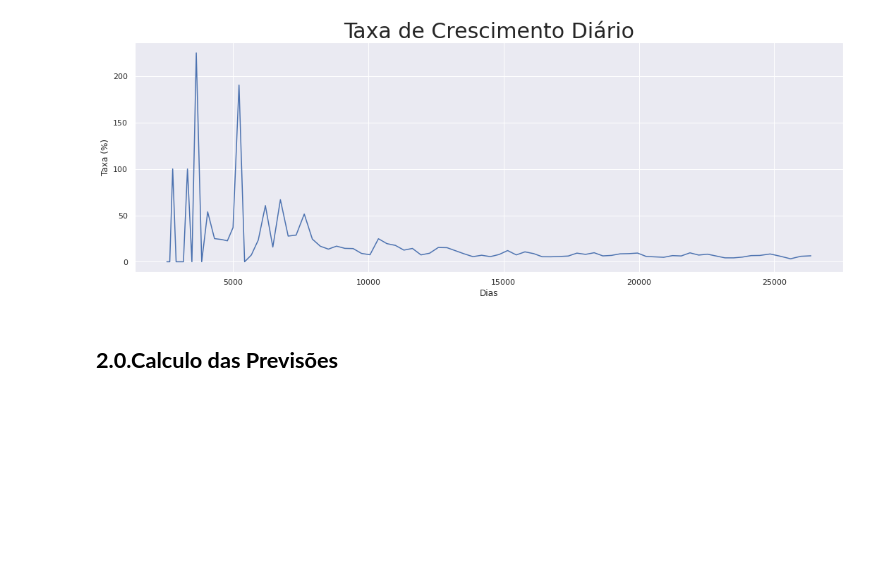
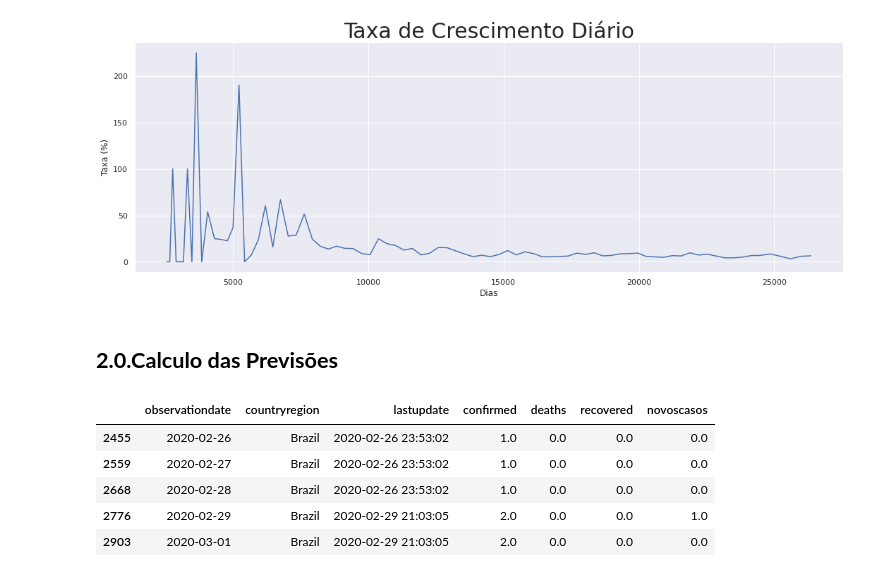
Before and after one commit to j2evaldo/covid_dio, a Jupyter notebook: covid.ipynb, the cells around one changed output. Cells and saved outputs as stored; diff of their text form; code cells hidden in the pictures; blank space fills up the shorter version.

```diff
--- a/covid.ipynb
+++ b/covid.ipynb
@@ -309,3 +322,13 @@ plt.plot(taxaCrecimentoDiario(dfBrasil, 'confirmed'));
 [figure]
 # %% [markdown]
 ## **2.0.Calculo das Previsões**
+# %%
+temp = dfBrasil.copy()
+temp.head()
+# %% [output]
+|  | observationdate | countryregion | lastupdate | confirmed | deaths | recovered | novoscasos |
+| 2455 | 2020-02-26 | Brazil | 2020-02-26 23:53:02 | 1.0 | 0.0 | 0.0 | 0.0 |
+| 2559 | 2020-02-27 | Brazil | 2020-02-26 23:53:02 | 1.0 | 0.0 | 0.0 | 0.0 |
+| 2668 | 2020-02-28 | Brazil | 2020-02-26 23:53:02 | 1.0 | 0.0 | 0.0 | 0.0 |
+| 2776 | 2020-02-29 | Brazil | 2020-02-29 21:03:05 | 2.0 | 0.0 | 0.0 | 1.0 |
+| 2903 | 2020-03-01 | Brazil | 2020-02-29 21:03:05 | 2.0 | 0.0 | 0.0 | 0.0 |
```
Also changed, not shown: parts of 10 cells of this notebook.
